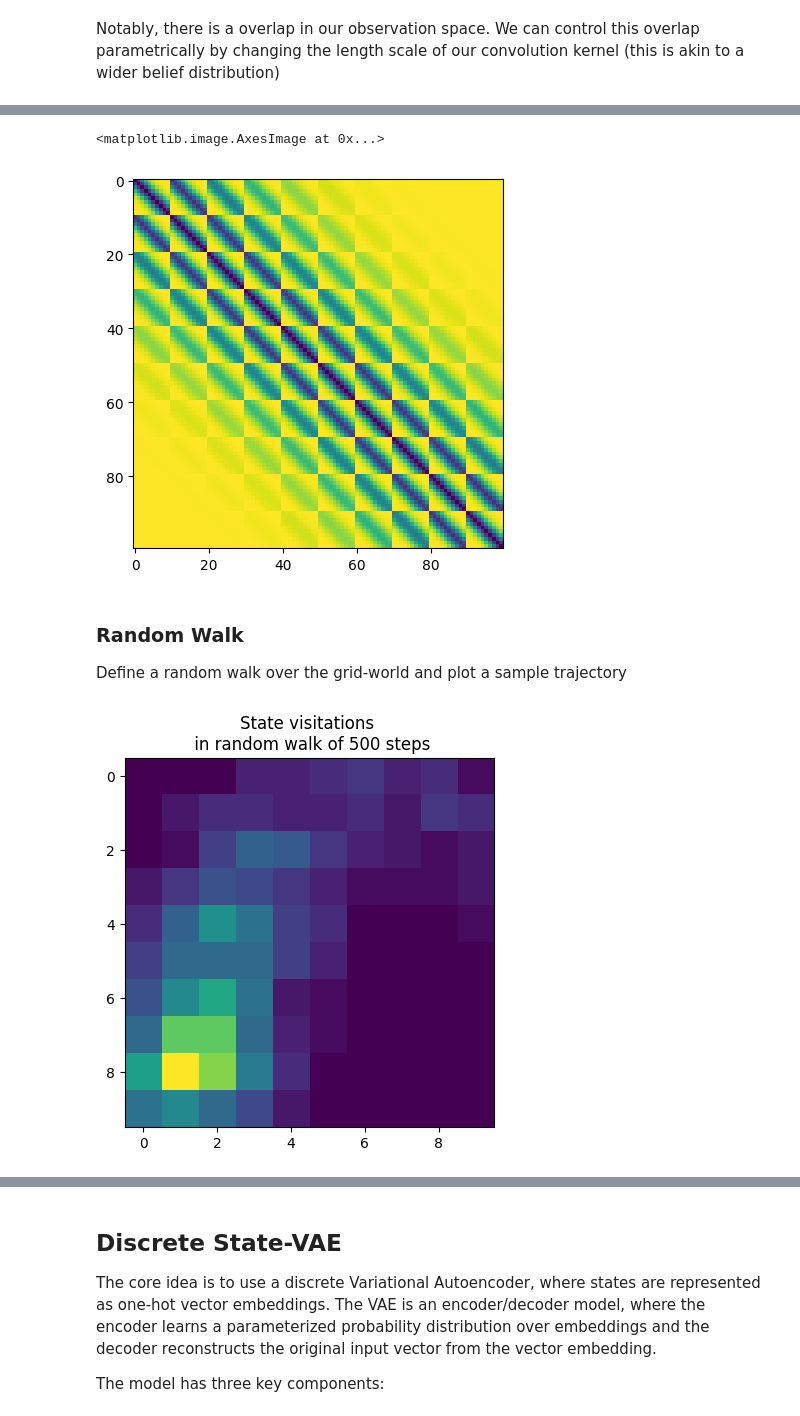
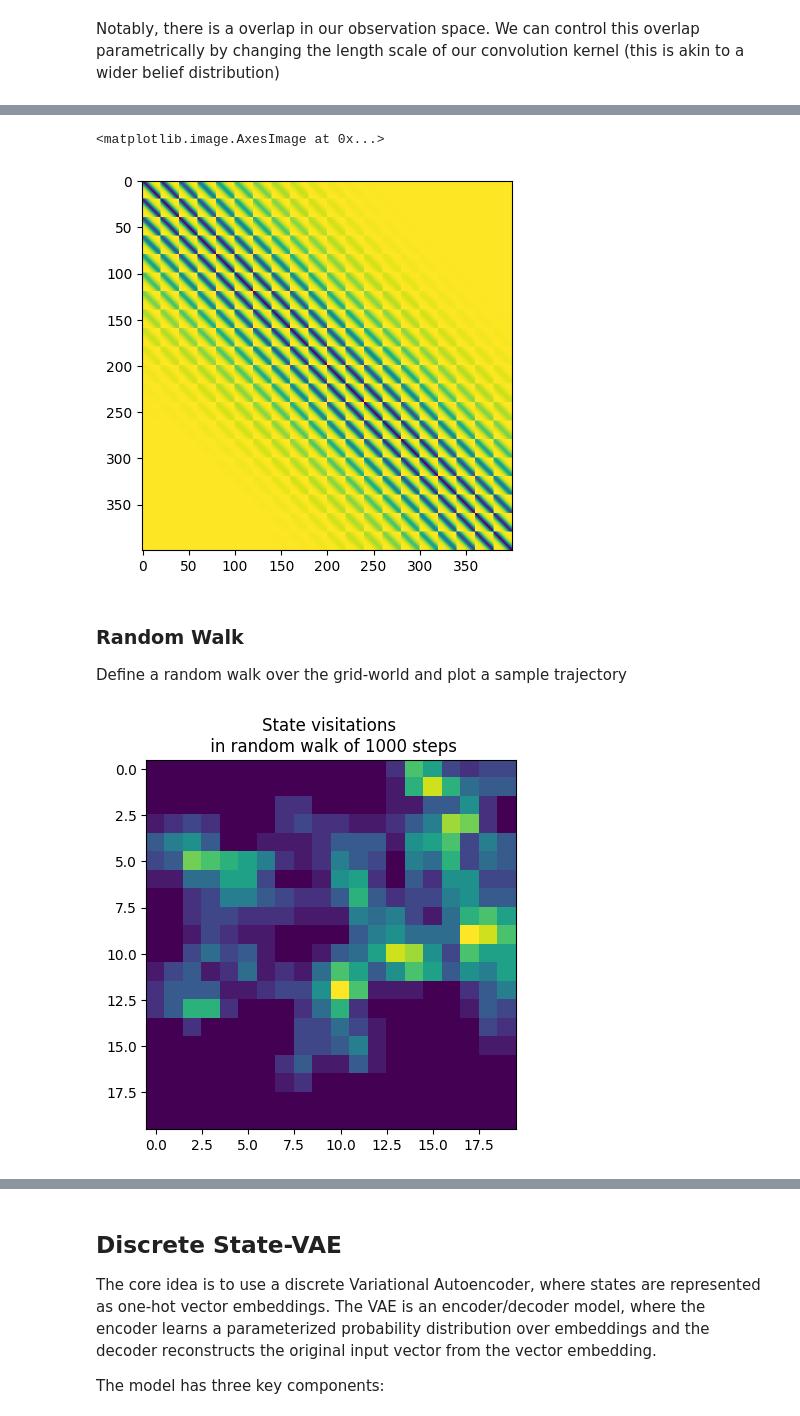
Before and after one commit to nicktfranklin/thread_the_needle, a Jupyter notebook: State_Inference_Network.ipynb, the cells around one changed output, grey strips where cells are left out. Drawn from its saved outputs; the diff is of its cells as text; code cells hidden in the pictures.

```diff
--- a/State_Inference_Network.ipynb
+++ b/State_Inference_Network.ipynb
@@ -43,16 +42,16 @@ First, it's useful to construct a toy world and the stimuli we'll need for the m
 
 We can think of these observations as a toy model for soemthing like a robot's estimate of it's position, or a perhaps as a model of hippocampal grid cells.  Importantly, this doesn't have to be exclusively a spatial model -- none of the subsequent modeling uses visual inductive biases and I'm hopeful this is more general toy model.
 # %%
-# Discritized states: a 10x10 grid of states, which we embed by spacing
+# Discritized states: a 20x20 grid of states, which we embed by spacing
 # evenly in a nXn space
-HEIGHT, WIDTH = 10, 10
+HEIGHT, WIDTH = 20, 20
 MAP_HEIGHT = 60
 
 
 gw_kwargs = dict(
     rbf_kernel_size = 51, # must be odd
-    rbf_kernel_scale = .15,
-    location_noise_scale = 2.0
+    rbf_kernel_scale = .2,
+    location_noise_scale = 1.0
 )
 
 
@@ -131,36 +130,33 @@ plt.imshow(
 noise_free_embedding_distances)
 # %% [output]
 <matplotlib.image.AxesImage at 0x...>
-[figure, old version]
+[figure, new version]
 # %% [markdown]
 ### Random Walk
 Define a random walk over the grid-world and plot a sample trajectory
 # %%
 # Define a random walk between coordinate neighbors.
 # This is will be used to during training
 
-
-from environments.state_inference import TransitionModel
-
-walk_length = 500
+walk_length = 1000
 
 # slight tendency to go the bottom right corner
 direction_weights = {
     'up': 1.0,
     'down': 1.,
     'left': 1.0,
     'right': 1.
 }
 
 
 grid_transitions = TransitionModel(HEIGHT, WIDTH)
 state_counts, walk = grid_transitions.generate_random_walk(walk_length)
 
 plt.imshow(state_counts.reshape(HEIGHT, WIDTH))
 plt.title(f'State visitations \n in random walk of {walk_length} steps')
 plt.show()
 # %% [output]
-[figure, old version]
+[figure, new version]
 # %%
 plt.imshow(grid_transitions.transitions > 0)
 plt.title('Grid-World Adjecencies')
```
Also changed, not shown: parts of 12 cells of this notebook, 4 other files.
